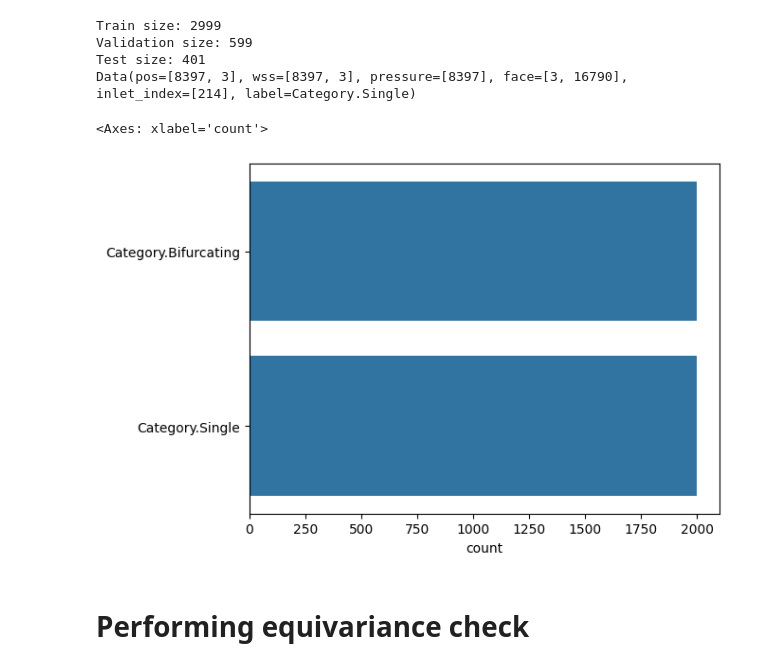
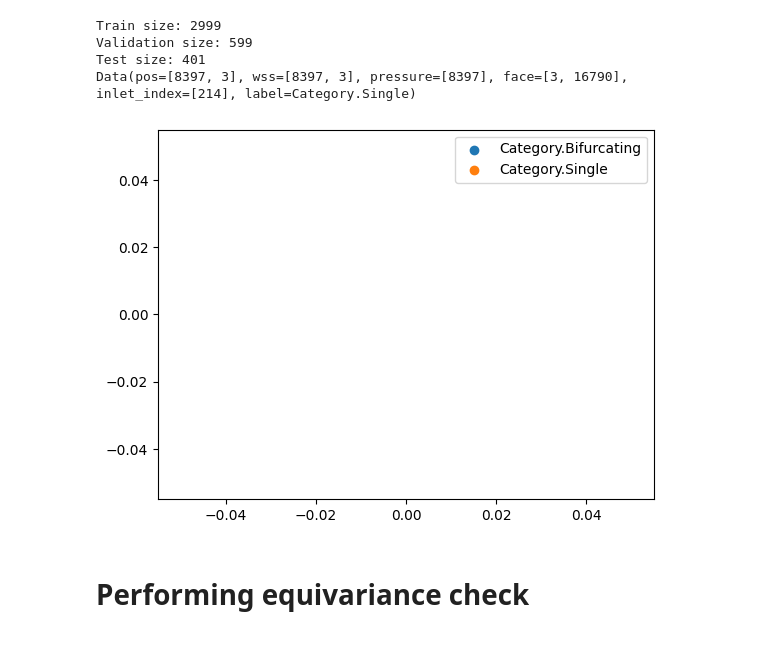
Before and after one commit to DaniAffCH/Vessel-Geometric-Transformers, a Jupyter notebook: main.ipynb, the cells around one changed output. Saved outputs shown, nothing was run; the diff lists cells and outputs as text; code cells hidden in the pictures.

Commit message:
plotting func, but nothing is plotted and i have to understand why

```diff
--- a/main.ipynb
+++ b/main.ipynb
@@ -52,14 +49,21 @@ Train size: 2999
 Validation size: 599
 Test size: 401
 Data(pos=[8397, 3], wss=[8397, 3], pressure=[8397], face=[3, 16790], inlet_index=[214], label=Category.Single)
-# %%
-import seaborn as sns
-sns.countplot(data.data.label)
-
-# TODO continua data analysis
-# %% [output]
-<Axes: xlabel='count'>
-[figure, removed]
+# %%
+import seaborn as sns
+from src.utils.definitions import Feature, Category
+from src.utils.plotting import plot_data
+import numpy as np
+np.set_printoptions(threshold=np.inf)
+
+sns.countplot(data.data.label)
+
+pos, labels = data.extract_feature(Feature.POS)
+wss, labels = data.extract_feature(Feature.WSS)
+plot_data(wss, labels, Category)
+# TODO continua data analysis
+# %% [output]
+[figure, added]
 # %% [markdown]
 # Performing equivariance check
 # %%
```
Also changed, not shown: parts of 2 cells of this notebook, 4 other files.
